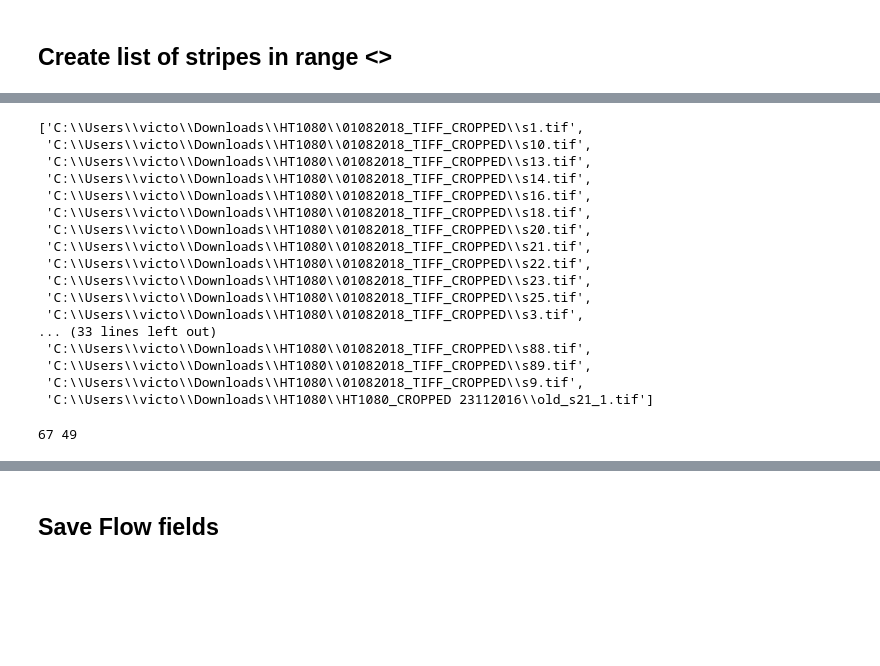
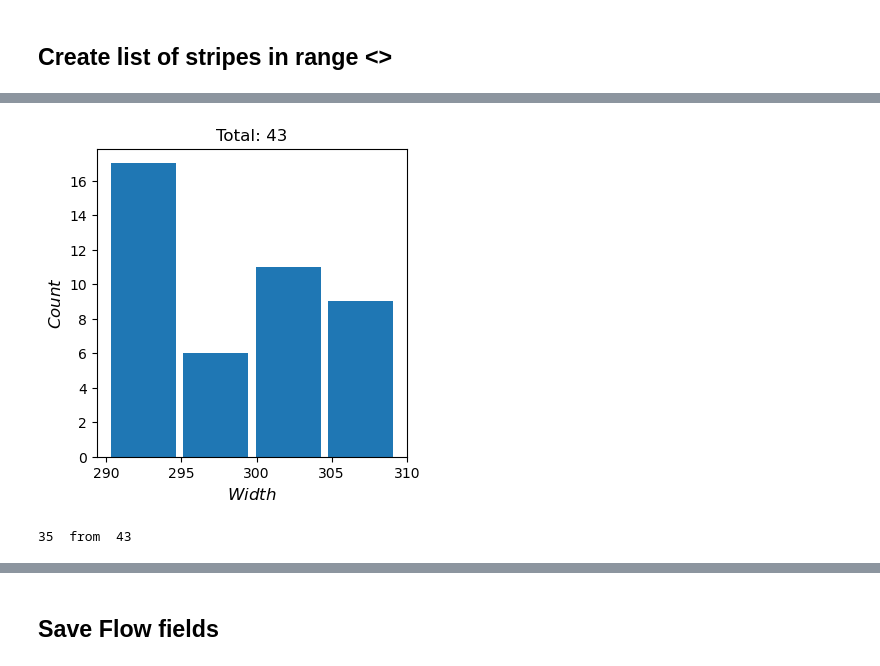
Before and after one commit to viciya/nematics, a Jupyter notebook: nematics/journals/test_file.ipynb, the cells around one changed output, grey strips where cells are left out. Cells and saved outputs as stored; diff of their text form; code cells hidden in the pictures; blank space fills up the shorter version.

```diff
--- a/nematics/journals/test_file.ipynb
+++ b/nematics/journals/test_file.ipynb
@@ -379,20 +327,0 @@ tiff_list = [
-# %%
-tiff_list1
-# %% [output]
-['C:\\Users\\victo\\Downloads\\HT1080\\01082018_TIFF_CROPPED\\s1.tif',
- 'C:\\Users\\victo\\Downloads\\HT1080\\01082018_TIFF_CROPPED\\s10.tif',
- 'C:\\Users\\victo\\Downloads\\HT1080\\01082018_TIFF_CROPPED\\s13.tif',
- 'C:\\Users\\victo\\Downloads\\HT1080\\01082018_TIFF_CROPPED\\s14.tif',
- 'C:\\Users\\victo\\Downloads\\HT1080\\01082018_TIFF_CROPPED\\s16.tif',
- 'C:\\Users\\victo\\Downloads\\HT1080\\01082018_TIFF_CROPPED\\s18.tif',
- 'C:\\Users\\victo\\Downloads\\HT1080\\01082018_TIFF_CROPPED\\s20.tif',
- 'C:\\Users\\victo\\Downloads\\HT1080\\01082018_TIFF_CROPPED\\s21.tif',
- 'C:\\Users\\victo\\Downloads\\HT1080\\01082018_TIFF_CROPPED\\s22.tif',
- 'C:\\Users\\victo\\Downloads\\HT1080\\01082018_TIFF_CROPPED\\s23.tif',
- 'C:\\Users\\victo\\Downloads\\HT1080\\01082018_TIFF_CROPPED\\s25.tif',
- 'C:\\Users\\victo\\Downloads\\HT1080\\01082018_TIFF_CROPPED\\s3.tif',
-... (33 lines left out)
- 'C:\\Users\\victo\\Downloads\\HT1080\\01082018_TIFF_CROPPED\\s88.tif',
- 'C:\\Users\\victo\\Downloads\\HT1080\\01082018_TIFF_CROPPED\\s89.tif',
- 'C:\\Users\\victo\\Downloads\\HT1080\\01082018_TIFF_CROPPED\\s9.tif',
- 'C:\\Users\\victo\\Downloads\\HT1080\\HT1080_CROPPED 23112016\\old_s21_1.tif']
@@ -430,4 +328,17 @@ tiff_list1 = [ti for uv,ti in zip(uv_list, tiff_list) if uv is not None]
-# %%
-print(len(uv_list), len(uv_list1))
-# %% [output]
-67 49
+# %%
+%matplotlib inline
+# Example usage
+# fig, ax = plt.subplots(1,1,  figsize=(4,4))
+width = 300
+tiff_list = analyze_image_widths(r"C:\Users\victo\Downloads\HT1080", width, dw=width//30, make_plot=True)#, ax=ax)
+# %% [output]
+[figure, added]
+# %%
+# calculate average flow for each stripe
+uv_list = Parallel(n_jobs=5)(delayed(uv_time_average)(tiff_path) for tiff_path in tiff_list[:])
+# remove None
+uv_list1 = [uv for uv,ti in zip(uv_list, tiff_list) if uv is not None]
+tiff_list1 = [ti for uv,ti in zip(uv_list, tiff_list) if uv is not None]
+print(len(tiff_list1), " from ", len(tiff_list))
+# %% [output]
+35  from  43
```
Also changed, not shown: parts of 65 cells of this notebook, 5 other files.
